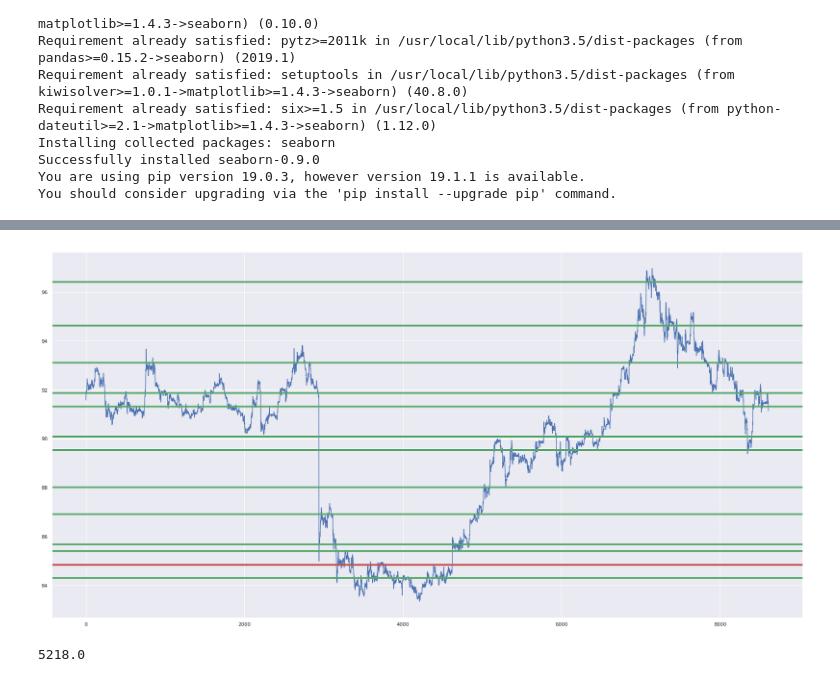
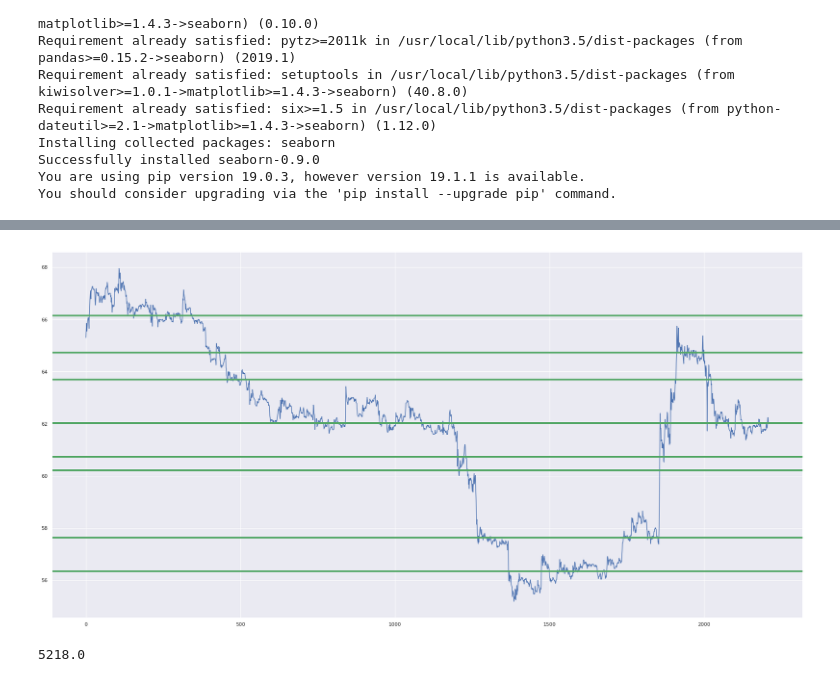
Before and after one commit to ajmal017/finance-4, a Jupyter notebook: hand_view.ipynb, the cells around one changed output, grey strips where cells are left out. Cells and saved outputs as stored; diff of their text form; code cells hidden in the pictures.

```diff
--- a/hand_view.ipynb
+++ b/hand_view.ipynb
@@ -45,7 +48,7 @@ warnings.filterwarnings('ignore')
 # %%
 #ticker='LKOH'
 #ticker='SIBN'
-ticker='MOEX'
+ticker='MTLR'
 #ticker='VTBR'
 #ticker='ENRU'
 
@@ -56,7 +59,7 @@ load_single(ticker, data_prefix="data/current", start_date=start_date, end_date=
 df = pd.read_csv('data/current/{}.csv'.format(ticker))
 df['date'] = df['<DATE>'].apply(lambda x: datetime.strptime(str(x), "%Y%m%d").date())
 # %%
-month_series = df_between(df, end_date - timedelta(days=120), end_date)['<OPEN>'].values
+month_series = df_between(df, end_date - timedelta(days=30), end_date)['<OPEN>'].values
 #week_series = df_between(df_arr[0], corn_date - timedelta(days=7), corn_date)['<OPEN>'].values
 #day3_series = df_between(df_arr[0], corn_date - timedelta(days=3), corn_date)['<OPEN>'].values
 #sm1 = savgol_filter(month_series, 101, 3)
@@ -68,0 +72,13 @@ month_series[-1]
+# %%
+plt.figure(figsize=(30, 15))
+plt.plot(month_series)
+#plt.plot(sm1)
+#plt.plot(sm2)
+
+#plt.axhline(y=5333, linewidth=4, color='r')
+#plt.axhline(y=351.4, linewidth=4, color='r')
+#plt.axhline(y=84.83, linewidth=4, color='r')
+plt.axhline(y=62.21, linewidth=4, color='r')
+
+for level in support_levels:
+    plt.axhline(y=level, linewidth=4, color='g')
@@ -69,18 +87,18 @@ month_series[-1]
 # %%
 plt.figure(figsize=(30, 15))
 plt.plot(month_series)
 #plt.plot(sm1)
 #plt.plot(sm2)
 
 #plt.axhline(y=5333, linewidth=4, color='r')
 #plt.axhline(y=351.4, linewidth=4, color='r')
-plt.axhline(y=84.83, linewidth=4, color='r')
+#plt.axhline(y=84.83, linewidth=4, color='r')
 #plt.axhline(y=0.039745, linewidth=4, color='r')
 
 for level in support_levels:
     plt.axhline(y=level, linewidth=4, color='g')
 # %% [output]
-[figure, old version]
+[figure, new version]
 # %%
 month_series[-1]
 # %% [output]
```
Also changed, not shown: parts of 3 cells of this notebook, 3 other files.
